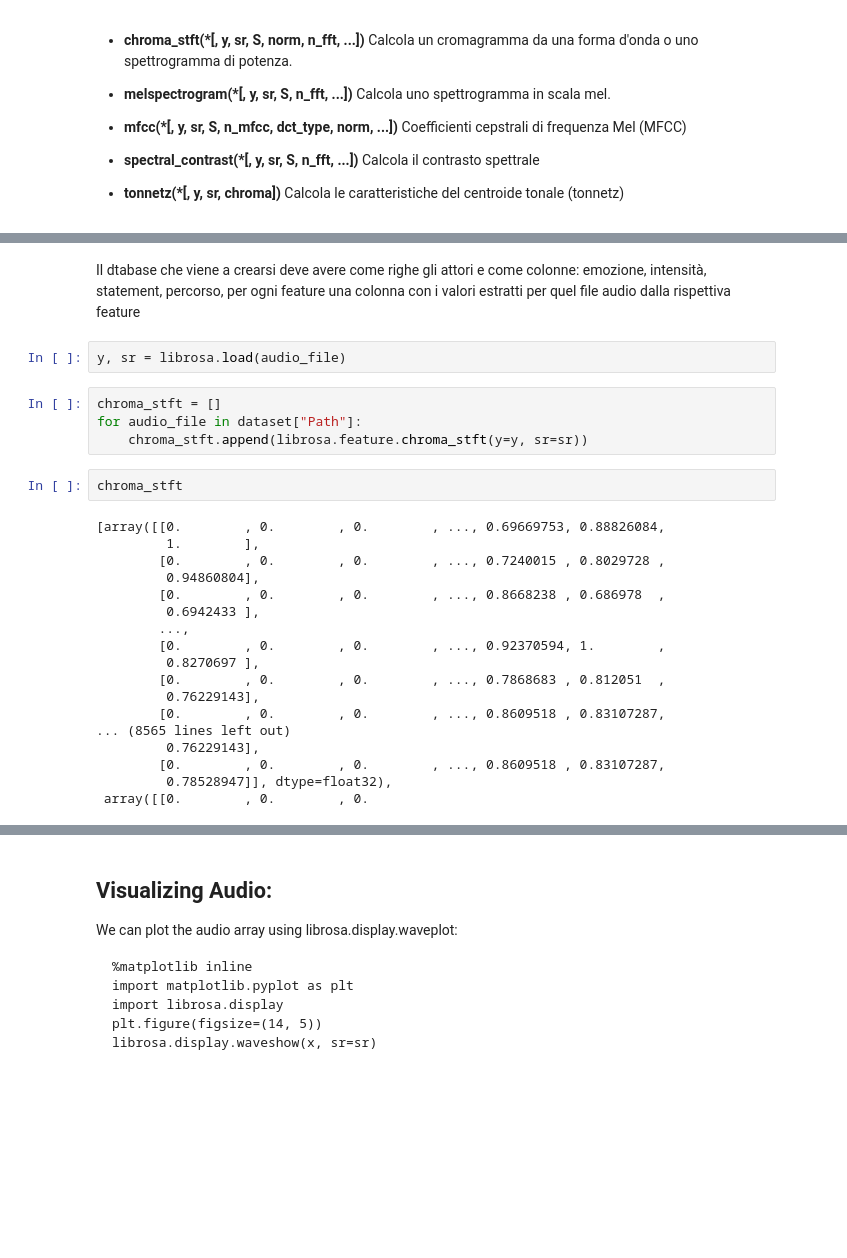
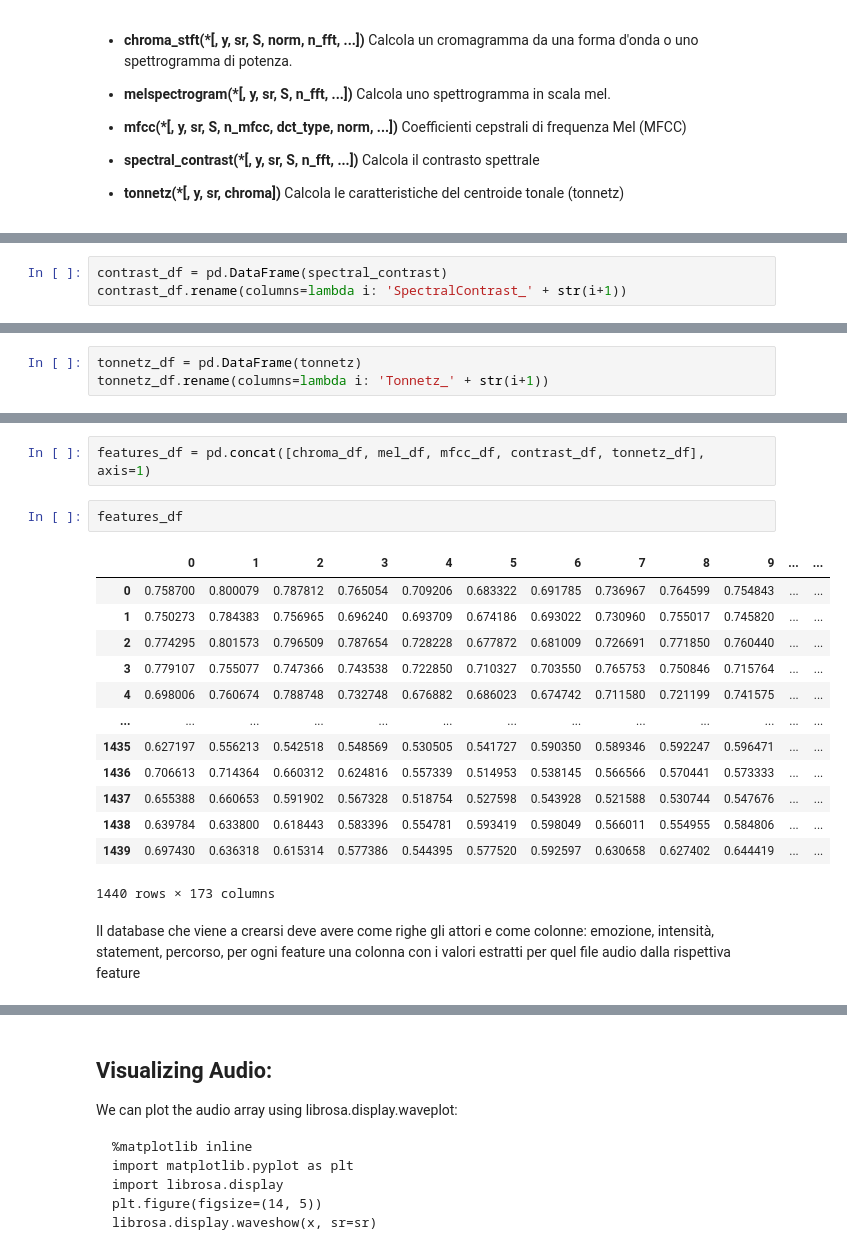
Before and after one commit to Eleonora-f/Thesis_project, a Jupyter notebook: Emotion detection from multilingual audio using.ipynb, the cells around one changed output, grey strips where cells are left out. Saved outputs shown, nothing was run; the diff lists cells and outputs as text; blank space fills up the shorter version.

```diff
--- a/Emotion detection from multilingual audio using.ipynb
+++ b/Emotion detection from multilingual audio using.ipynb
@@ -236,0 +339,3 @@ dataset["Emotions"].value_counts().plot.pie(autopct="%.2f%%");
+# %%
+contrast_df = pd.DataFrame(spectral_contrast)
+contrast_df.rename(columns=lambda i: 'SpectralContrast_' + str(i+1))
@@ -236,0 +356,3 @@ dataset["Emotions"].value_counts().plot.pie(autopct="%.2f%%");
+# %%
+tonnetz_df = pd.DataFrame(tonnetz)
+tonnetz_df.rename(columns=lambda i: 'Tonnetz_' + str(i+1))
@@ -237,28 +373,20 @@ dataset["Emotions"].value_counts().plot.pie(autopct="%.2f%%");
+# %%
+features_df = pd.concat([chroma_df, mel_df, mfcc_df, contrast_df, tonnetz_df], axis=1)
+# %%
+features_df
+# %% [output]
+|  | 0 | 1 | 2 | 3 | 4 | 5 | 6 | 7 | 8 | 9 | ... | ... |
+| 0 | 0.758700 | 0.800079 | 0.787812 | 0.765054 | 0.709206 | 0.683322 | 0.691785 | 0.736967 | 0.764599 | 0.754843 | ... | ... |
+| 1 | 0.750273 | 0.784383 | 0.756965 | 0.696240 | 0.693709 | 0.674186 | 0.693022 | 0.730960 | 0.755017 | 0.745820 | ... | ... |
+| 2 | 0.774295 | 0.801573 | 0.796509 | 0.787654 | 0.728228 | 0.677872 | 0.681009 | 0.726691 | 0.771850 | 0.760440 | ... | ... |
+| 3 | 0.779107 | 0.755077 | 0.747366 | 0.743538 | 0.722850 | 0.710327 | 0.703550 | 0.765753 | 0.750846 | 0.715764 | ... | ... |
+| 4 | 0.698006 | 0.760674 | 0.788748 | 0.732748 | 0.676882 | 0.686023 | 0.674742 | 0.711580 | 0.721199 | 0.741575 | ... | ... |
+| ... | ... | ... | ... | ... | ... | ... | ... | ... | ... | ... | ... | ... |
+| 1435 | 0.627197 | 0.556213 | 0.542518 | 0.548569 | 0.530505 | 0.541727 | 0.590350 | 0.589346 | 0.592247 | 0.596471 | ... | ... |
+| 1436 | 0.706613 | 0.714364 | 0.660312 | 0.624816 | 0.557339 | 0.514953 | 0.538145 | 0.566566 | 0.570441 | 0.573333 | ... | ... |
+| 1437 | 0.655388 | 0.660653 | 0.591902 | 0.567328 | 0.518754 | 0.527598 | 0.543928 | 0.521588 | 0.530744 | 0.547676 | ... | ... |
+| 1438 | 0.639784 | 0.633800 | 0.618443 | 0.583396 | 0.554781 | 0.593419 | 0.598049 | 0.566011 | 0.554955 | 0.584806 | ... | ... |
+| 1439 | 0.697430 | 0.636318 | 0.615314 | 0.577386 | 0.544395 | 0.577520 | 0.592597 | 0.630658 | 0.627402 | 0.644419 | ... | ... |
+1440 rows × 173 columns
 # %% [markdown]
-Il dtabase che viene a crearsi deve avere come righe gli attori e come colonne: emozione, intensità, statement, percorso, per ogni feature una colonna con i valori estratti per quel file audio dalla rispettiva feature
+Il database che viene a crearsi deve avere come righe gli attori e come colonne: emozione, intensità, statement, percorso, per ogni feature una colonna con i valori estratti per quel file audio dalla rispettiva feature
-# %%
-y, sr = librosa.load(audio_file)
-# %%
-chroma_stft = []
-for audio_file in dataset["Path"]:
-    chroma_stft.append(librosa.feature.chroma_stft(y=y, sr=sr))
-# %%
-chroma_stft
-# %% [output]
-[array([[0.        , 0.        , 0.        , ..., 0.69669753, 0.88826084,
-         1.        ],
-        [0.        , 0.        , 0.        , ..., 0.7240015 , 0.8029728 ,
-         0.94860804],
-        [0.        , 0.        , 0.        , ..., 0.8668238 , 0.686978  ,
-         0.6942433 ],
-        ...,
-        [0.        , 0.        , 0.        , ..., 0.92370594, 1.        ,
-         0.8270697 ],
-        [0.        , 0.        , 0.        , ..., 0.7868683 , 0.812051  ,
-         0.76229143],
-        [0.        , 0.        , 0.        , ..., 0.8609518 , 0.83107287,
-... (8565 lines left out)
-         0.76229143],
-        [0.        , 0.        , 0.        , ..., 0.8609518 , 0.83107287,
-         0.78528947]], dtype=float32),
- array([[0.        , 0.        , 0.
```
Also changed, not shown: parts of 36 cells of this notebook.
